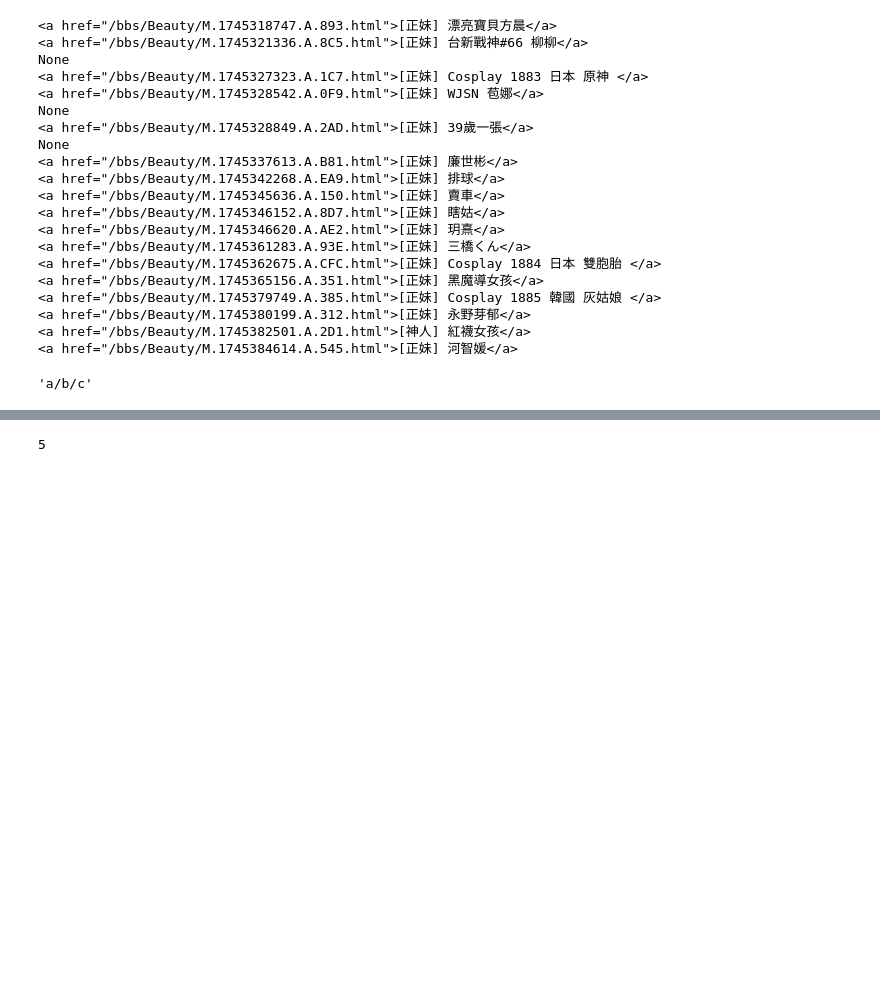
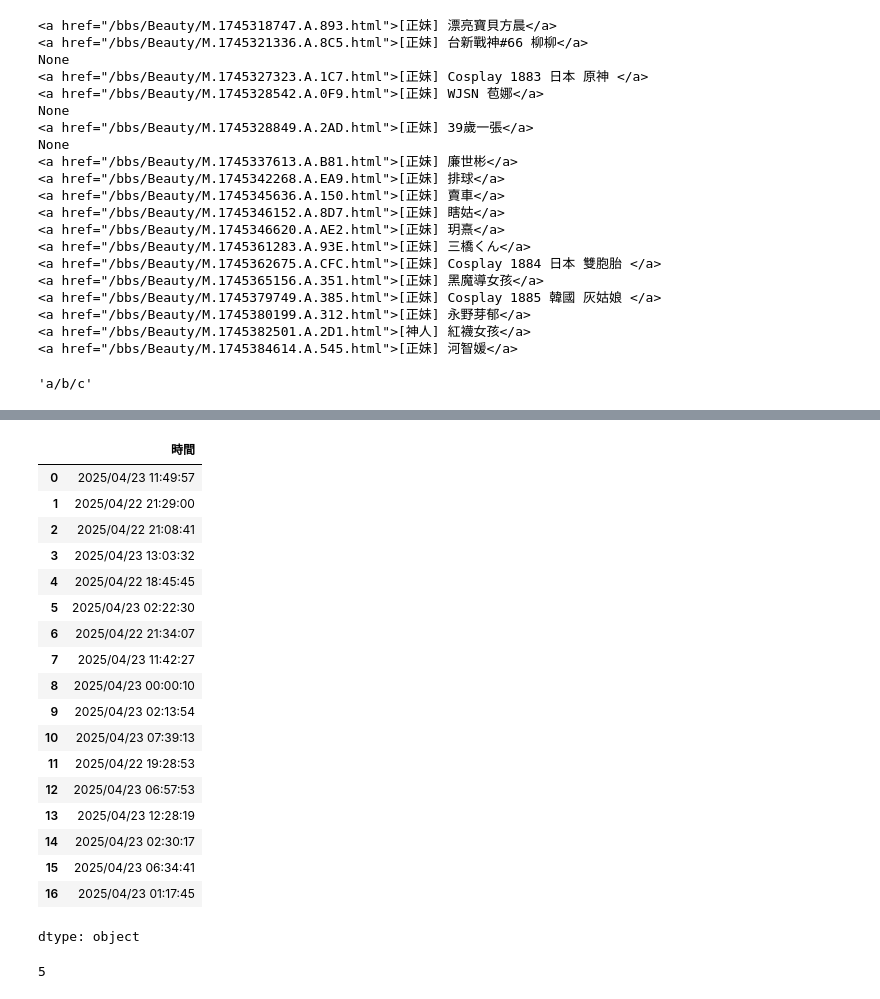
Before and after one commit to Elwing-Chou/tibame0410, a Jupyter notebook: tibame_0424.ipynb, the cells around one changed output, grey strips where cells are left out. Cells and saved outputs as stored; diff of their text form; code cells hidden in the pictures; blank space fills up the shorter version.

```diff
--- a/tibame_0424.ipynb
+++ b/tibame_0424.ipynb
@@ -376,6 +376,36 @@ df
 | 14 | yokann (PTT和平大使) | [正妹] 夏乙薇 | Wed Apr 23 02:30:17 2025 | Beauty | [{'id': 'ssvs', 'type': 1, 'text'... | yokann |
 | 15 | CavendishJr (梅西務實梅西可愛) | [正妹] 三橋くん | Wed Apr 23 06:34:41 2025 | Beauty | [{'id': 'Krishna', 'type': 1, 'te... | CavendishJr |
 | 16 | st210113 (會飛的豬不稀奇) | [正妹] 排球 | Wed Apr 23 01:17:45 2025 | Beauty | [{'id': 'therockwx', 'type': 1, '... | st210113 |
+# %%
+import datetime as dt
+def trans(s):
+    # dt_s = "Wed Apr 23 11:49:57 2025"
+    dt_s = s.strip()
+    dt_parse = dt.datetime.strptime(dt_s, "%a %b %d %H:%M:%S %Y")
+    dt_s_trans = dt_parse.strftime("%Y/%m/%d %H:%M:%S")
+    return dt_s_trans
+
+df["時間"].apply(trans)
+# %% [output]
+|  | 時間 |
+| 0 | 2025/04/23 11:49:57 |
+| 1 | 2025/04/22 21:29:00 |
+| 2 | 2025/04/22 21:08:41 |
+| 3 | 2025/04/23 13:03:32 |
+| 4 | 2025/04/22 18:45:45 |
+| 5 | 2025/04/23 02:22:30 |
+| 6 | 2025/04/22 21:34:07 |
+| 7 | 2025/04/23 11:42:27 |
+| 8 | 2025/04/23 00:00:10 |
+| 9 | 2025/04/23 02:13:54 |
+| 10 | 2025/04/23 07:39:13 |
+| 11 | 2025/04/22 19:28:53 |
+| 12 | 2025/04/23 06:57:53 |
+| 13 | 2025/04/23 12:28:19 |
+| 14 | 2025/04/23 02:30:17 |
+| 15 | 2025/04/23 06:34:41 |
+| 16 | 2025/04/23 01:17:45 |
+dtype: object
 # %%
 # 型態: dict
 # 操作: [key]
```
